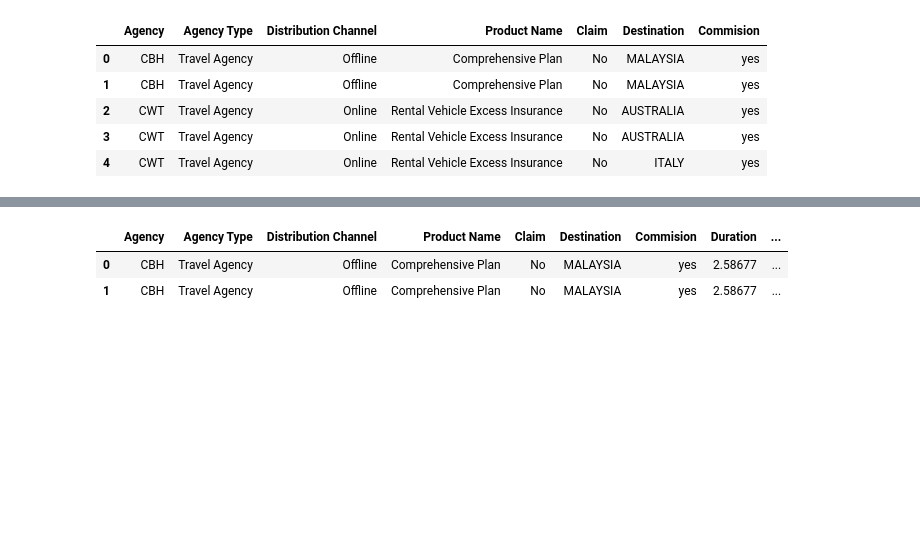
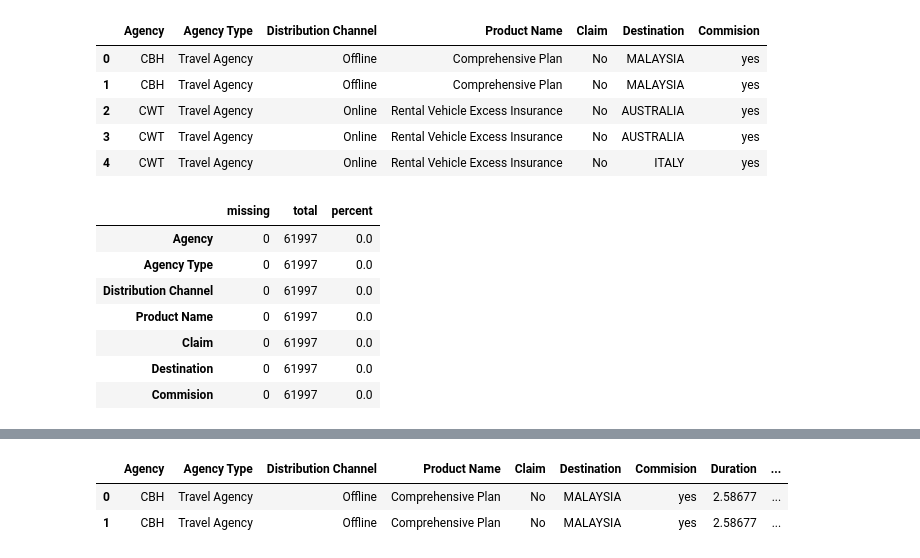
Before and after one commit to NataliaBarquin/Adalab_Pair_programming_5_machine_learning, a Jupyter notebook: Pair_RLO2_Preprocesado.ipynb, the cells around one changed output, grey strips where cells are left out. Cells and saved outputs as stored; diff of their text form; code cells hidden in the pictures; blank space fills up the shorter version.

```diff
--- a/Pair_RLO2_Preprocesado.ipynb
+++ b/Pair_RLO2_Preprocesado.ipynb
@@ -66,3 +69,14 @@ df_travel.head()
 | 2 | CWT | Travel Agency | Online | Rental Vehicle Excess Insurance | No | AUSTRALIA | yes |
 | 3 | CWT | Travel Agency | Online | Rental Vehicle Excess Insurance | No | AUSTRALIA | yes |
 | 4 | CWT | Travel Agency | Online | Rental Vehicle Excess Insurance | No | ITALY | yes |
+# %%
+df_travel.stb.missing()
+# %% [output]
+|  | missing | total | percent |
+| Agency | 0 | 61997 | 0.0 |
+| Agency Type | 0 | 61997 | 0.0 |
+| Distribution Channel | 0 | 61997 | 0.0 |
+| Product Name | 0 | 61997 | 0.0 |
+| Claim | 0 | 61997 | 0.0 |
+| Destination | 0 | 61997 | 0.0 |
+| Commision | 0 | 61997 | 0.0 |
```
Also changed, not shown: parts of 38 cells of this notebook, 3 other files.
